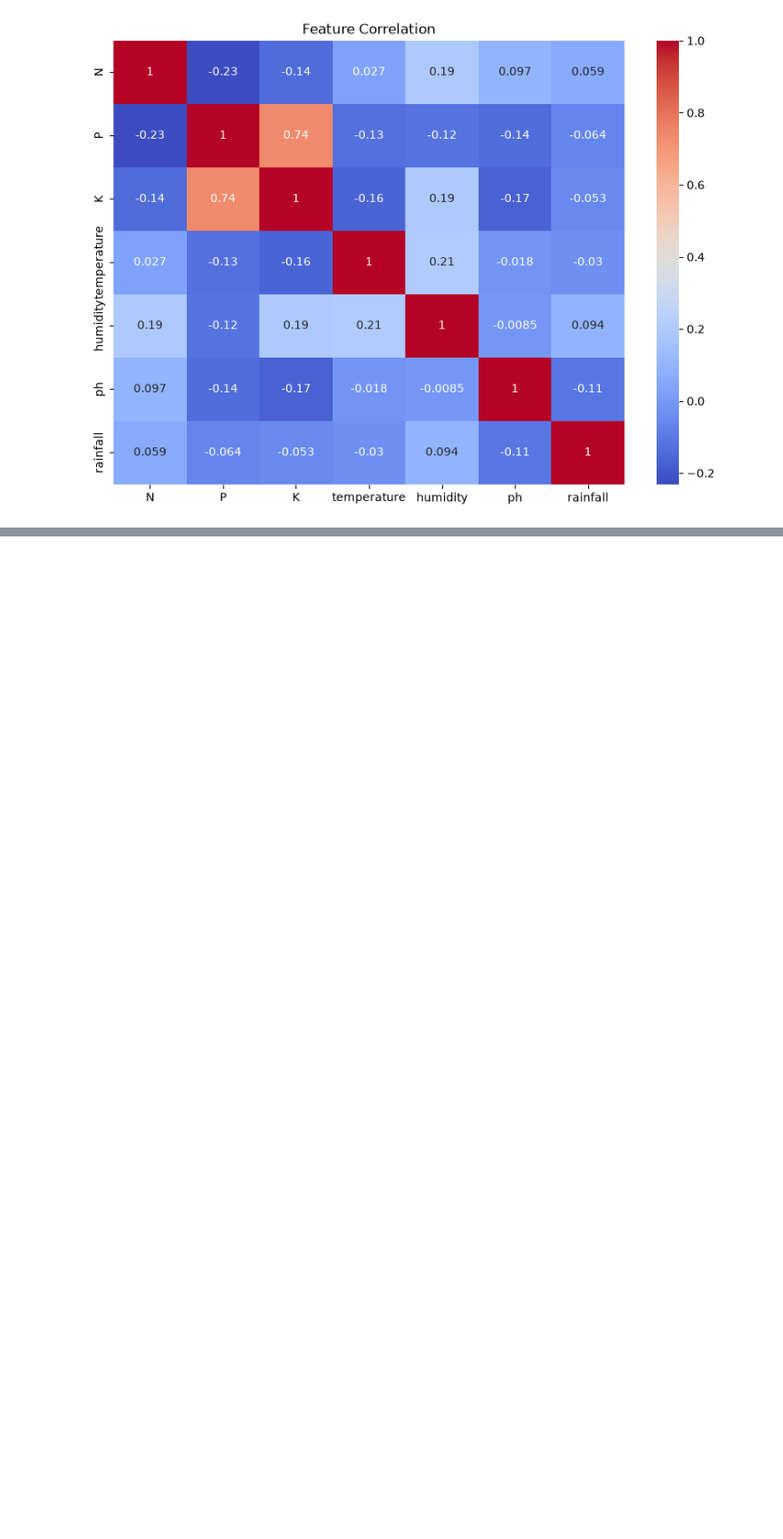
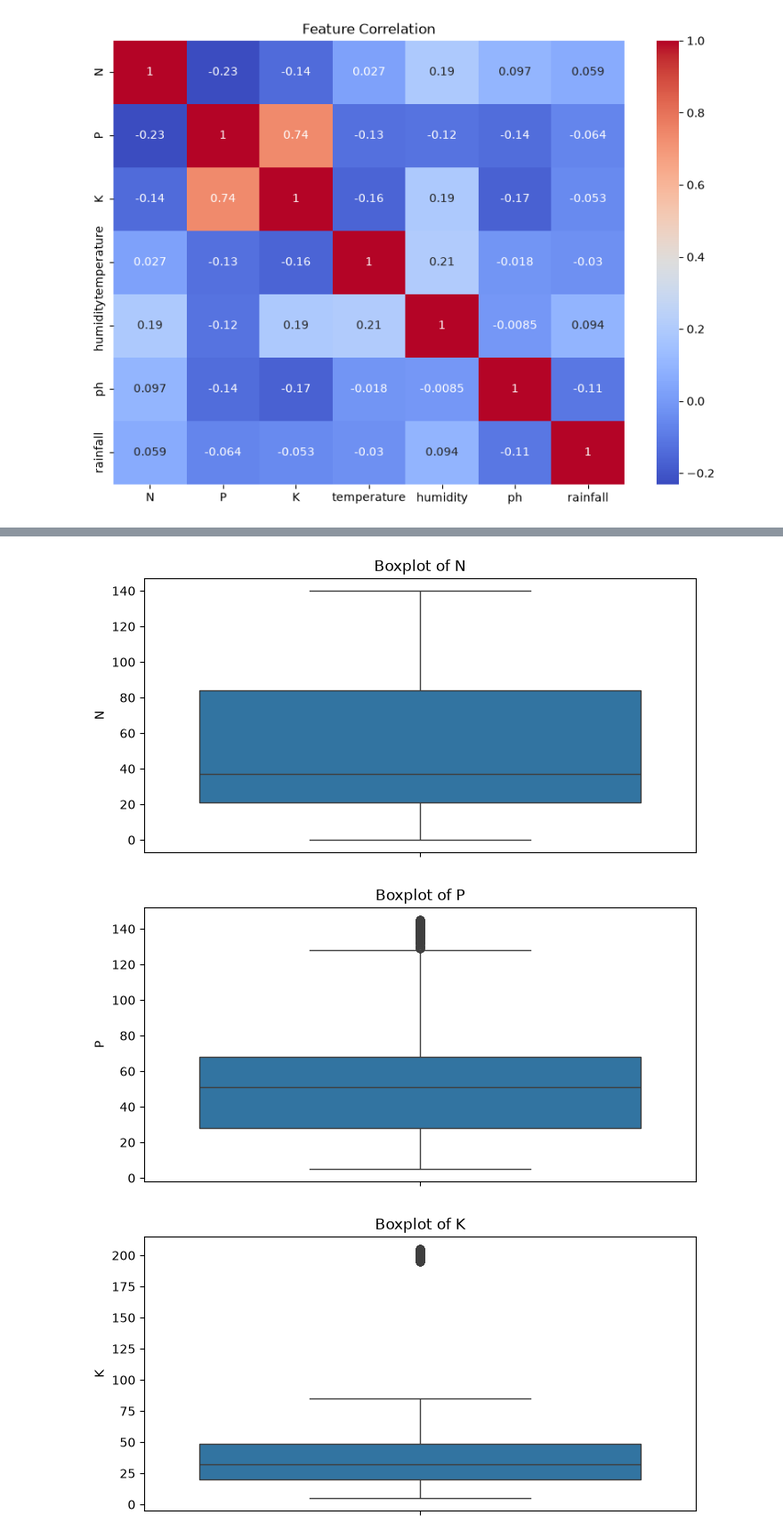
Before and after one commit to anuroy15052005/AgriSense, a Jupyter notebook: notebooks/crop_eda.ipynb, the cells around one changed output, grey strips where cells are left out. Shown at 89% size. Drawn from its saved outputs; the diff is of its cells as text; code cells hidden in the pictures; blank space fills up the shorter version.

```diff
--- a/notebooks/crop_eda.ipynb
+++ b/notebooks/crop_eda.ipynb
@@ -136,0 +181,12 @@ plt.show()
+# %%
+features = ["N", "P", "K", "temperature", "humidity", "ph", "rainfall"]
+
+for feature in features:
+    plt.figure(figsize=(8, 4))
+    sns.boxplot(y=df[feature])
+    plt.title(f"Boxplot of {feature}")
+    plt.show()
+# %% [output]
+[figure, added]
+[figure, added]
+[figure, added]
```
Also changed, not shown: parts of 58 cells of this notebook, 4 other files.
